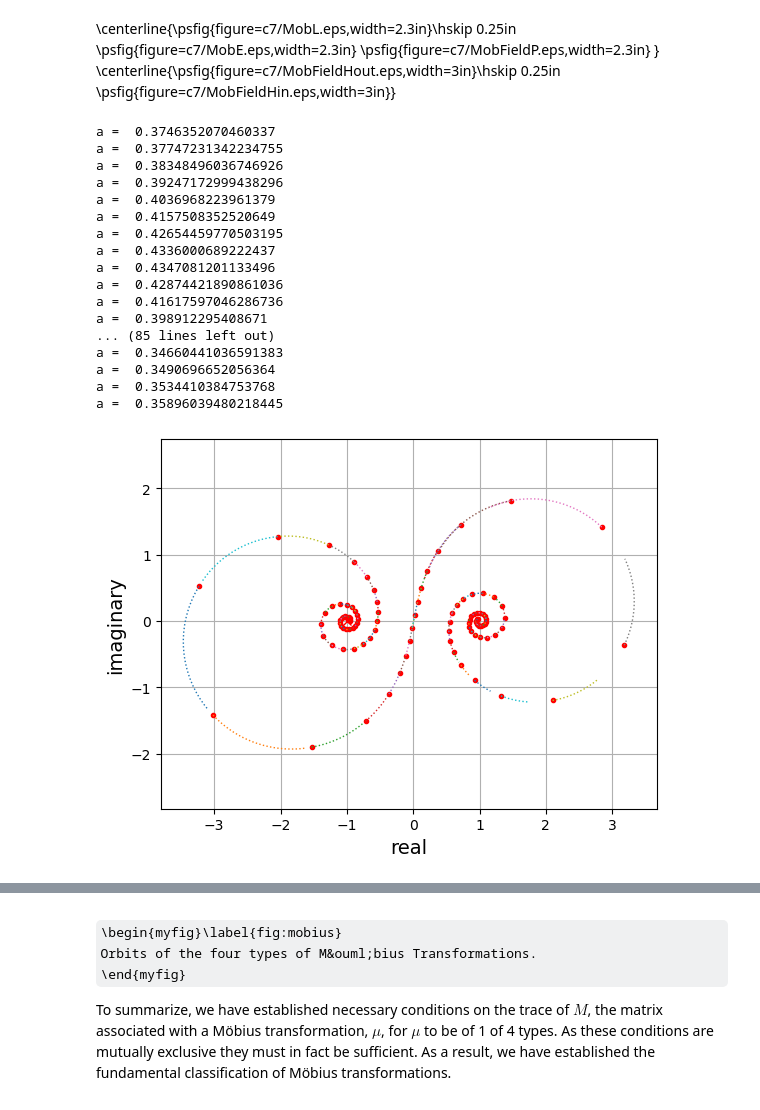
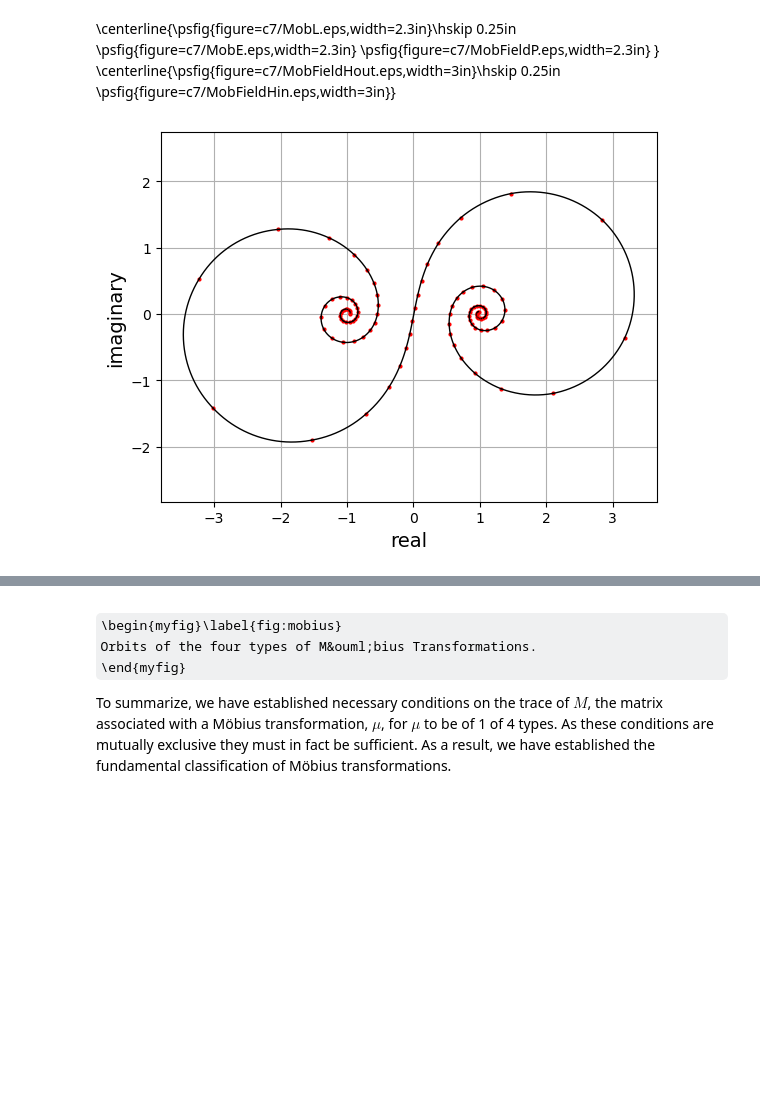
Before and after one commit to steve-cox-LA/JLA, a Jupyter notebook: TransPlane/1.7.MobiusTransformations.ipynb, the cells around one changed output, grey strips where cells are left out. Saved outputs shown, nothing was run; the diff lists cells and outputs as text; code cells hidden in the pictures; some formulas as TeX source; blank space fills up the shorter version.

```diff
--- a/TransPlane/1.7.MobiusTransformations.ipynb
+++ b/TransPlane/1.7.MobiusTransformations.ipynb
@@ -397,7 +397,8 @@ in Figure \ref{fig:mobius}(D).
 \centerline{\psfig{figure=c7/MobFieldHout.eps,width=3in}\hskip 0.25in
             \psfig{figure=c7/MobFieldHin.eps,width=3in}}
 # %%
-# MobH
+# Loxodromic
+
 import numpy as np
 import matplotlib.pyplot as plt
 from circle_fit import taubinSVD
@@ -409,64 +410,45 @@ zp = ( (M[0]-M[3]) + np.sqrt( (M[0]-M[3])**2 + 4*M[1]*M[2] ) ) / (2*M[2])
 zm = ( (M[0]-M[3]) - np.sqrt( (M[0]-M[3])**2 + 4*M[1]*M[2] ) ) / (2*M[2])
 
 #plt.plot(zp.real,zp.imag,'kx')
-plt.plot(zm.real, zm.imag,'rx')
+#plt.plot(zm.real, zm.imag,'rx')
 
 z0 = zm + 0.05
-plt.plot(z0.real, z0.imag,'r.')
+plt.plot(z0.real, z0.imag,'r.',markersize=4)
 z1 = (M[0]*z0 + M[1])/(M[2]*z0 + M[3])
-plt.plot(z1.real, z1.imag,'r.')
+plt.plot(z1.real, z1.imag,'r.',markersize=4)
 
 for n in range(N):
 
     z2 = (M[0]*z1 + M[1])/(M[2]*z1 + M[3])
-    plt.plot(z2.real, z2.imag, 'r.')
-    #plt.text(z2.real, z2.imag, '2')
+    plt.plot(z2.real, z2.imag, 'r.',markersize=4)
+
     p = [[z0.real, z0.imag], [z1.real, z1.imag], [z2.real, z2.imag]]
-    xc, yc, r, sigma = taubinSVD(p)
-    #plt.plot(xc,yc,'g.')
-    #print(r)
+    xc, yc, r, sigma = taubinSVD(p)    # fit to circle
 
     a1 = np.arctan2(z1.imag - yc, z1.real - xc)
     a2 = np.arctan2(z2.imag - yc, z2.real - xc)
 
     if (a1 < 0):
         a1 = 2*np.pi + a1
 
     if (a2 < 0):
         a2 = 2*np.pi + a2
 
-    a = np.mod(a2 - a1, 2*np.pi)
-    if (a > np.pi):
-        a = 2*np.pi - a
+    a = a2 - a1
+    #print(a1,a2,a)
 
-    print('a = ', a)
-    #print('a2 = ', a2)
-    t = np.arange(0, a, a/20)   # movein the proper direction
-    plt.plot(xc + r*np.cos(a1+t), yc + r*np.sin(a1+t),':',linewidth=1)
+    if (abs(a) > np.pi):    # take shortest arc
+        a = a - np.sign(a)*2*np.pi
+
+    t = np.arange(0, a, np.sign(a)*0.001)   # move in the proper direction
+    plt.plot(xc + r*np.cos(a1+t), yc + r*np.sin(a1+t), 'k-', linewidth=1)
     z0 = z1
     z1 = z2
 
 
 plt.xlabel('real',fontsize=14)
 plt.ylabel('imaginary',fontsize=14)
 plt.axis('equal')
 plt.grid('on');
 # %% [output]
-a =  0.3746352070460337
-a =  0.37747231342234755
-a =  0.38348496036746926
-a =  0.39247172999438296
-a =  0.4036968223961379
-a =  0.4157508352520649
-a =  0.42654459770503195
-a =  0.4336000689222437
-a =  0.4347081201133496
-a =  0.42874421890861036
-a =  0.41617597046286736
-a =  0.398912295408671
-... (85 lines left out)
-a =  0.34660441036591383
-a =  0.3490696652056364
-a =  0.3534410384753768
-a =  0.35896039480218445
-[figure, old version]
+[figure, new version]
```
Also changed, not shown: parts of 2 cells of this notebook.
